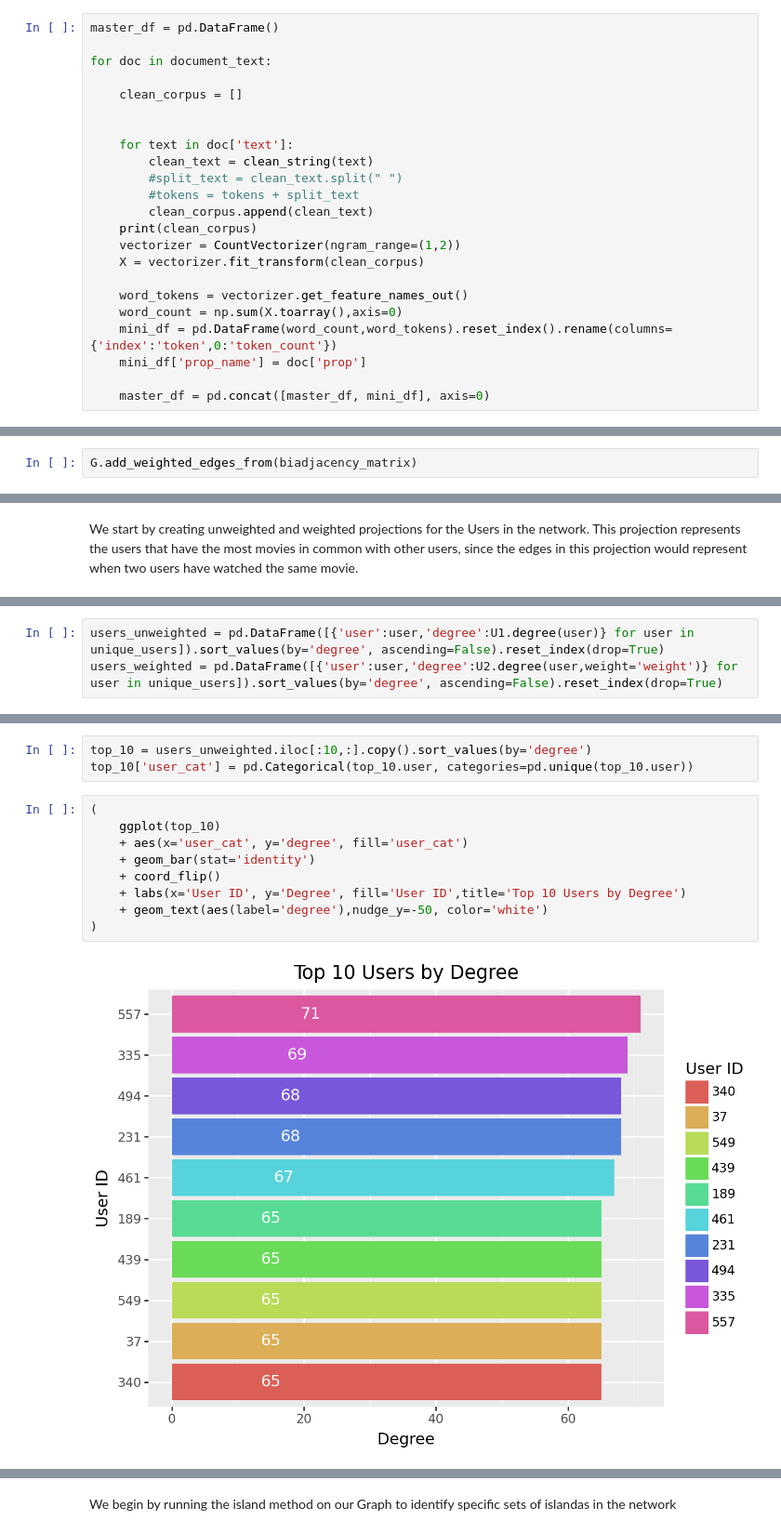
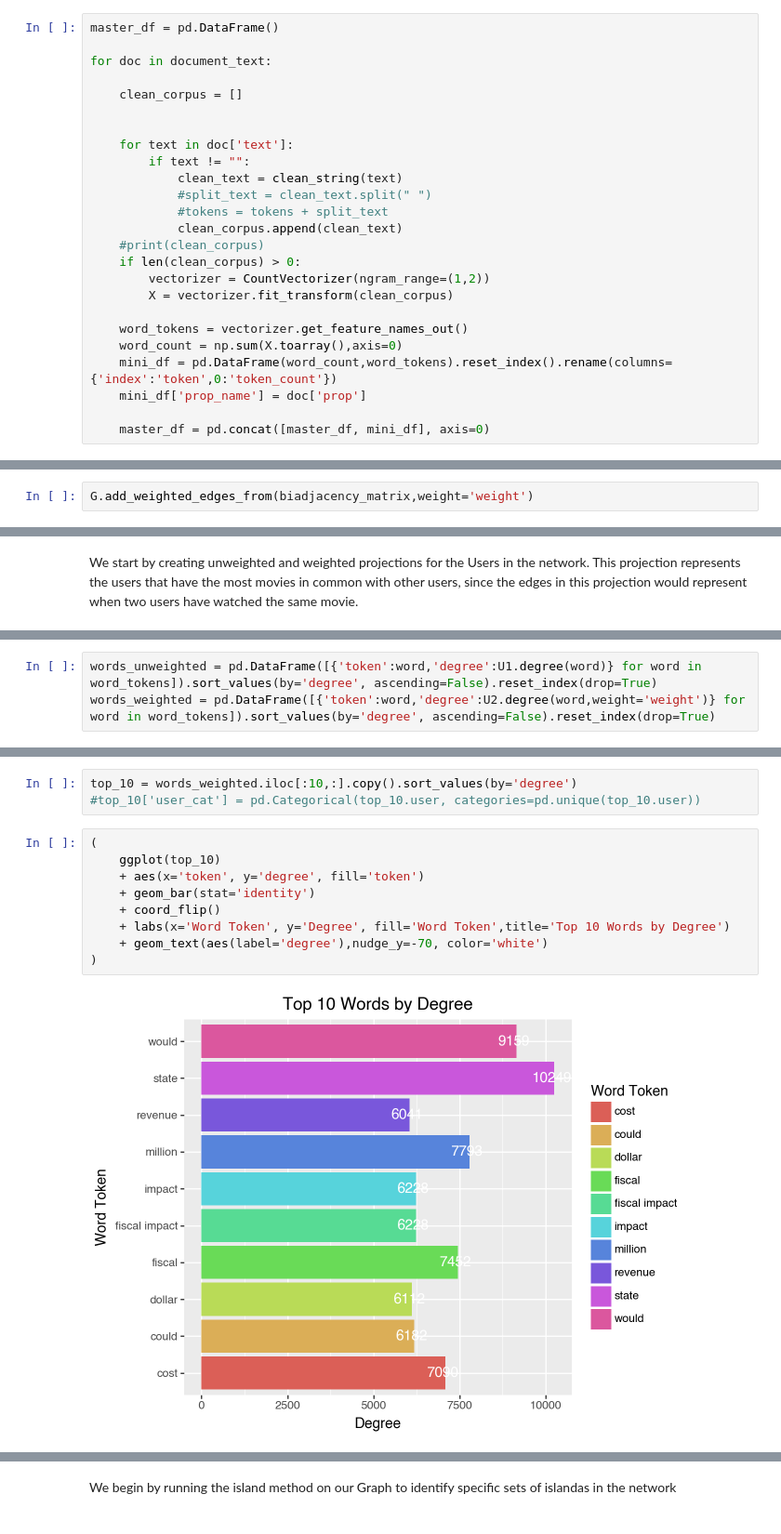
Before and after one commit to klmartin1998/spring2024-data620, a Jupyter notebook: projects/final_project/data620_final_project.ipynb, the cells around one changed output, grey strips where cells are left out. Shown at 93% size. Drawn from its saved outputs; the diff is of its cells as text.

```diff
--- a/projects/final_project/data620_final_project.ipynb
+++ b/projects/final_project/data620_final_project.ipynb
@@ -988,13 +887,15 @@ for doc in document_text:
 
 
     for text in doc['text']:
-        clean_text = clean_string(text)
-        #split_text = clean_text.split(" ")
-        #tokens = tokens + split_text
-        clean_corpus.append(clean_text)
-    print(clean_corpus)
-    vectorizer = CountVectorizer(ngram_range=(1,2))
-    X = vectorizer.fit_transform(clean_corpus)
+        if text != "":
+            clean_text = clean_string(text)
+            #split_text = clean_text.split(" ")
+            #tokens = tokens + split_text
+            clean_corpus.append(clean_text)
+    #print(clean_corpus)
+    if len(clean_corpus) > 0:
+        vectorizer = CountVectorizer(ngram_range=(1,2))
+        X = vectorizer.fit_transform(clean_corpus)
 
     word_tokens = vectorizer.get_feature_names_out()
     word_count = np.sum(X.toarray(),axis=0)
@@ -1072,7 +962,7 @@ G = net.Graph()
 G.add_nodes_from(prop_names,bipartite=0)
 G.add_nodes_from(word_tokens,bipartite=1)
 # %%
-G.add_weighted_edges_from(biadjacency_matrix)
+G.add_weighted_edges_from(biadjacency_matrix,weight='weight')
 # %% [markdown]
 We check to see if the graph was setup correctly, by checking that it is a bipartite graph and that it is a connected graph
 # %%
@@ -1133,4 +1023,4 @@ U1 = bipartite.projected_graph(G,prop_names)
 U2 = bipartite.weighted_projected_graph(G,word_tokens)
 # %%
-users_unweighted = pd.DataFrame([{'user':user,'degree':U1.degree(user)} for user in unique_users]).sort_values(by='degree', ascending=False).reset_index(drop=True)
-users_weighted = pd.DataFrame([{'user':user,'degree':U2.degree(user,weight='weight')} for user in unique_users]).sort_values(by='degree', ascending=False).reset_index(drop=True)
+words_unweighted = pd.DataFrame([{'token':word,'degree':U1.degree(word)} for word in word_tokens]).sort_values(by='degree', ascending=False).reset_index(drop=True)
+words_weighted = pd.DataFrame([{'token':word,'degree':U2.degree(word,weight='weight')} for word in word_tokens]).sort_values(by='degree', ascending=False).reset_index(drop=True)
@@ -1140,14 +1059,14 @@ Here we see the Top 10 users based on the number of connections they have with o
 # %%
-top_10 = users_unweighted.iloc[:10,:].copy().sort_values(by='degree')
-top_10['user_cat'] = pd.Categorical(top_10.user, categories=pd.unique(top_10.user))
+top_10 = words_weighted.iloc[:10,:].copy().sort_values(by='degree')
+#top_10['user_cat'] = pd.Categorical(top_10.user, categories=pd.unique(top_10.user))
 # %%
 (
     ggplot(top_10)
-    + aes(x='user_cat', y='degree', fill='user_cat')
+    + aes(x='token', y='degree', fill='token')
     + geom_bar(stat='identity')
     + coord_flip()
-    + labs(x='User ID', y='Degree', fill='User ID',title='Top 10 Users by Degree')
-    + geom_text(aes(label='degree'),nudge_y=-50, color='white')
+    + labs(x='Word Token', y='Degree', fill='Word Token',title='Top 10 Words by Degree')
+    + geom_text(aes(label='degree'),nudge_y=-70, color='white')
 )
 # %% [output]
-[figure, old version]
+[figure, new version]
```
Also changed, not shown: parts of 158 cells of this notebook, 1 other file.
